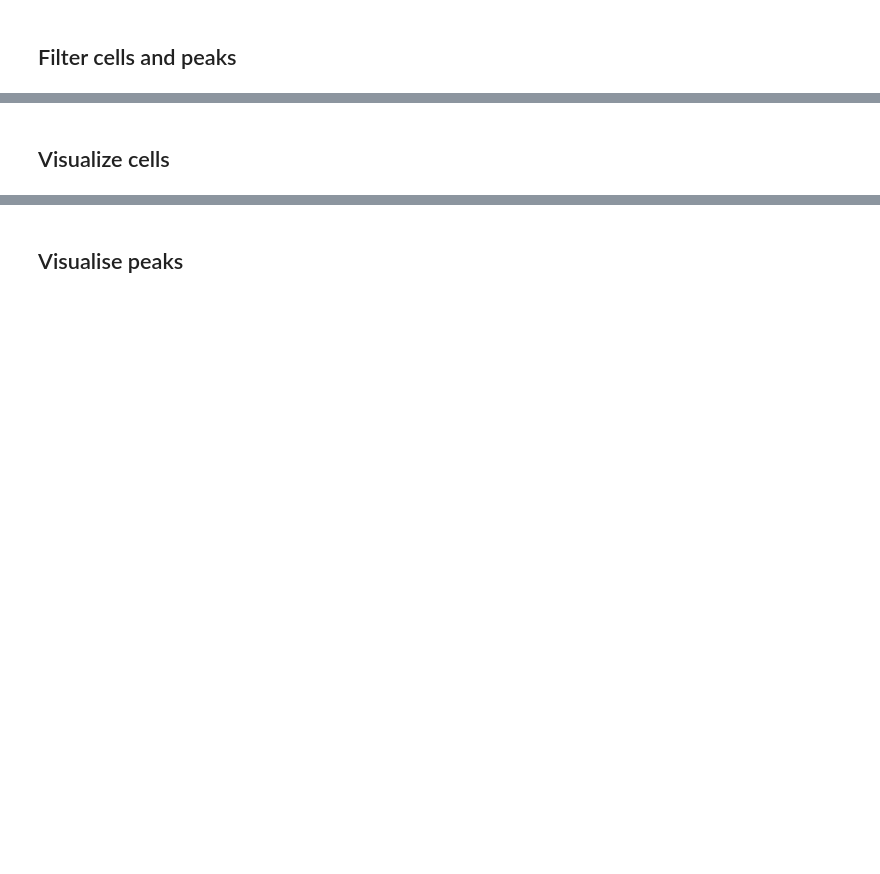
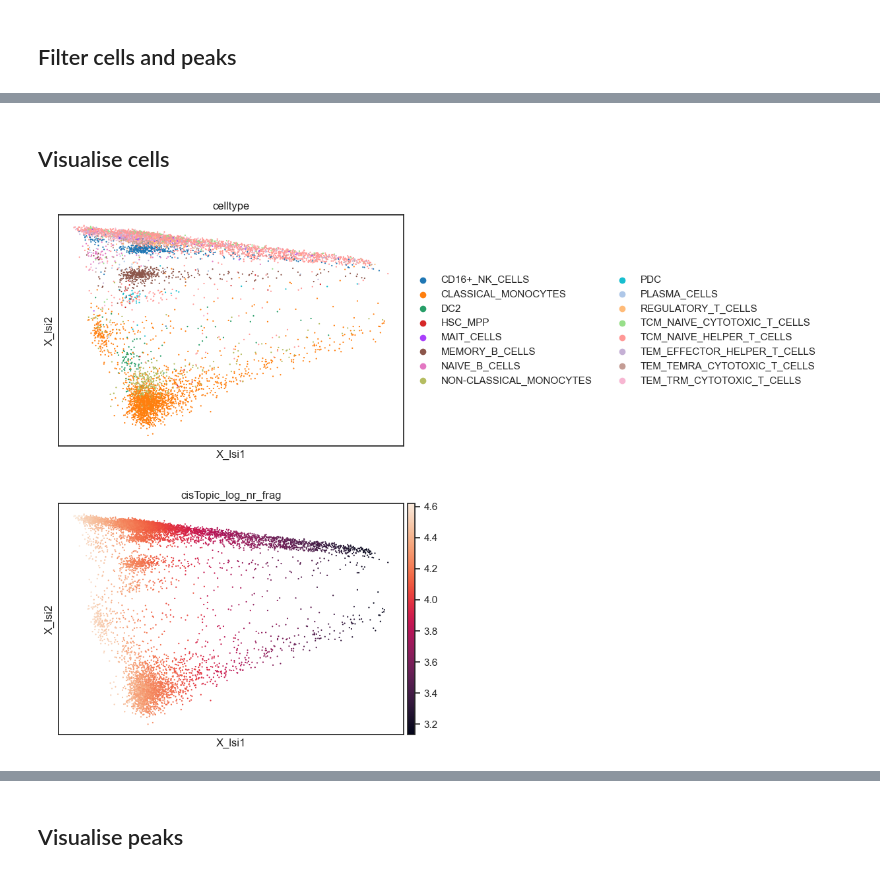
Before and after one commit to Claptar/peak2vec, a Jupyter notebook: notebooks/eda.ipynb, the cells around one changed output, grey strips where cells are left out. Saved outputs shown, nothing was run; the diff lists cells and outputs as text; code cells hidden in the pictures; blank space fills up the shorter version.

```diff
--- a/notebooks/eda.ipynb
+++ b/notebooks/eda.ipynb
@@ -97,5 +119,5 @@ AnnData object with n_obs × n_vars = 10126 × 264916
 # %% [markdown]
-## Visualize cells
+## Visualise cells
 # %%
 # Save original counts
 adata.layers["counts"] = adata.X.copy()
@@ -105,6 +127,10 @@ ac.pp.tfidf(adata, scale_factor=1e4)
 # %%
 # Dimensionality reduction
 ac.tl.lsi(adata)
+# %%
+sc.pl.embedding(adata, basis="X_lsi", color=[ "celltype", "cisTopic_log_nr_frag"],  size=10, ncols=1)
+# %% [output]
+[figure, added]
 # %%
 # Find neighbors
 sc.pp.neighbors(adata, use_rep="X_lsi", n_neighbors=10, n_pcs=30)
```
Also changed, not shown: parts of 23 cells of this notebook.
